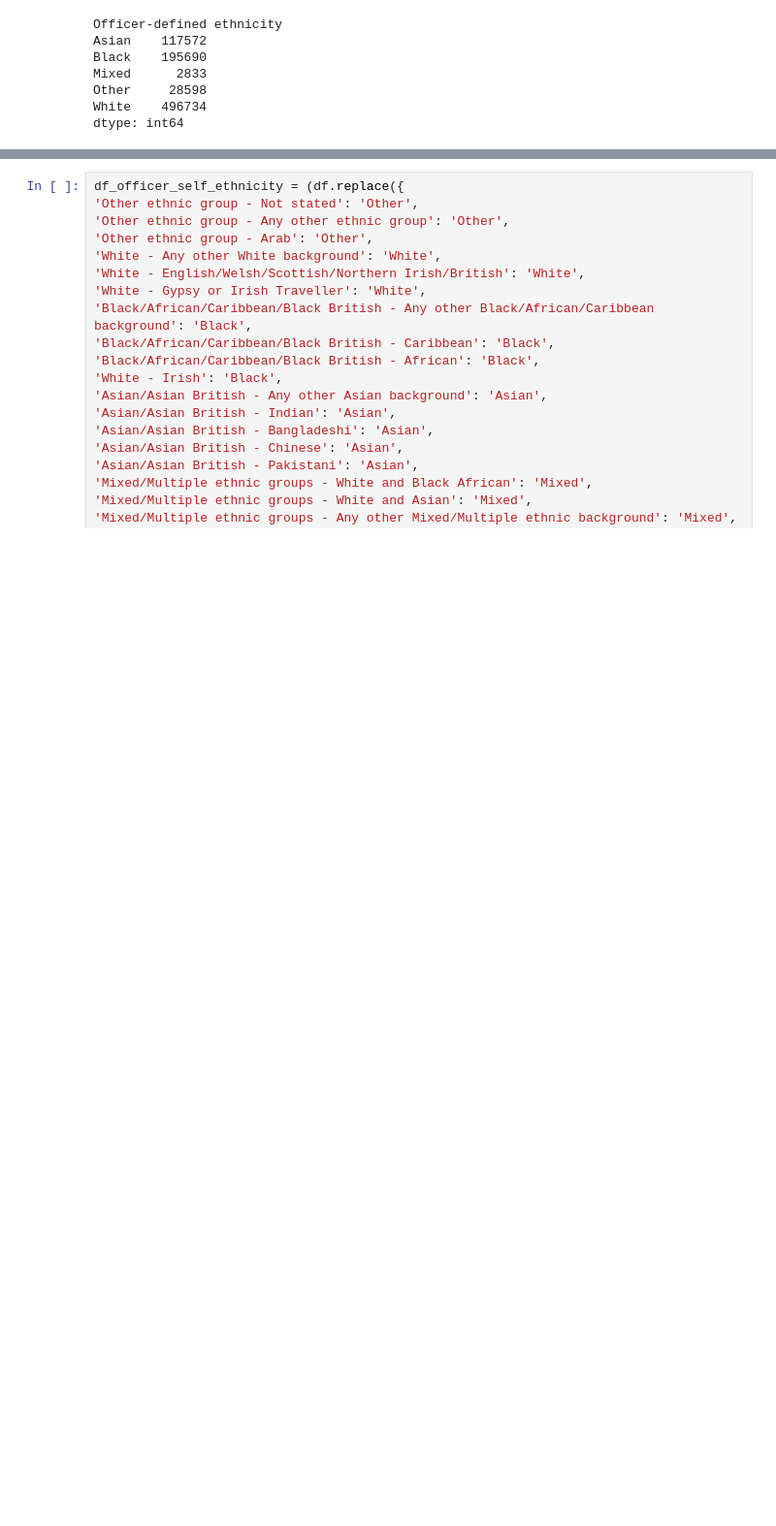
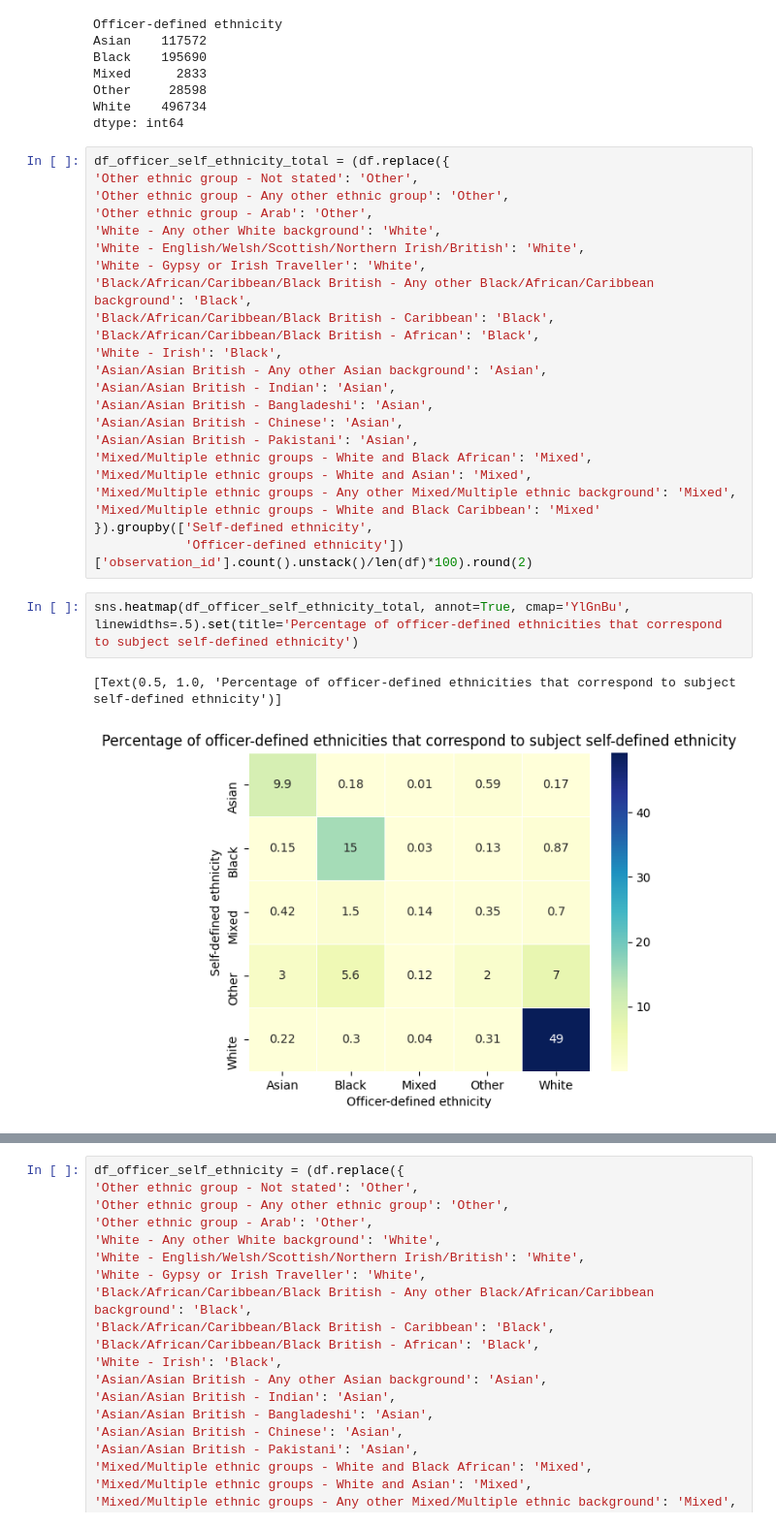
Before and after one commit to 0xjrr/ldsa-capstone-project, a Jupyter notebook: BLU14 - Learning Notebook - Part 1 of 2 - Parsing Client Requirements.ipynb, the cells around one changed output, grey strips where cells are left out. Shown at 97% size. Drawn from its saved outputs; the diff is of its cells as text; blank space fills up the shorter version.

```diff
--- a/BLU14 - Learning Notebook - Part 1 of 2 - Parsing Client Requirements.ipynb
+++ b/BLU14 - Learning Notebook - Part 1 of 2 - Parsing Client Requirements.ipynb
@@ -226,3 +226,31 @@ Mixed      2833
 Other     28598
 White    496734
 dtype: int64
+# %%
+df_officer_self_ethnicity_total = (df.replace({
+'Other ethnic group - Not stated': 'Other',
+'Other ethnic group - Any other ethnic group': 'Other',
+'Other ethnic group - Arab': 'Other',
+'White - Any other White background': 'White',
+'White - English/Welsh/Scottish/Northern Irish/British': 'White',
+'White - Gypsy or Irish Traveller': 'White',
+'Black/African/Caribbean/Black British - Any other Black/African/Caribbean background': 'Black',
+'Black/African/Caribbean/Black British - Caribbean': 'Black',
+'Black/African/Caribbean/Black British - African': 'Black',
+'White - Irish': 'Black',
+'Asian/Asian British - Any other Asian background': 'Asian',
+'Asian/Asian British - Indian': 'Asian',
+'Asian/Asian British - Bangladeshi': 'Asian',
+'Asian/Asian British - Chinese': 'Asian',
+'Asian/Asian British - Pakistani': 'Asian',
+'Mixed/Multiple ethnic groups - White and Black African': 'Mixed',
+'Mixed/Multiple ethnic groups - White and Asian': 'Mixed',
+'Mixed/Multiple ethnic groups - Any other Mixed/Multiple ethnic background': 'Mixed',
+'Mixed/Multiple ethnic groups - White and Black Caribbean': 'Mixed'
+}).groupby(['Self-defined ethnicity',
+            'Officer-defined ethnicity'])['observation_id'].count().unstack()/len(df)*100).round(2)
+# %%
+sns.heatmap(df_officer_self_ethnicity_total, annot=True, cmap='YlGnBu', linewidths=.5).set(title='Percentage of officer-defined ethnicities that correspond to subject self-defined ethnicity')
+# %% [output]
+[Text(0.5, 1.0, 'Percentage of officer-defined ethnicities that correspond to subject self-defined ethnicity')]
+[figure, added]
```
Also changed, not shown: parts of 27 cells of this notebook.
